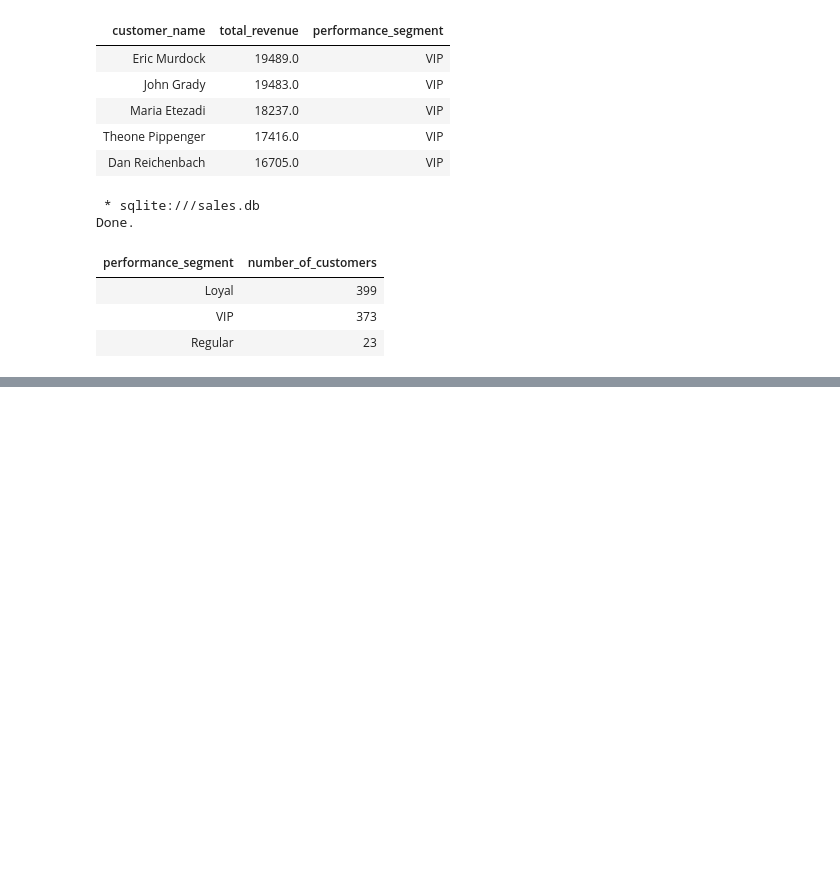
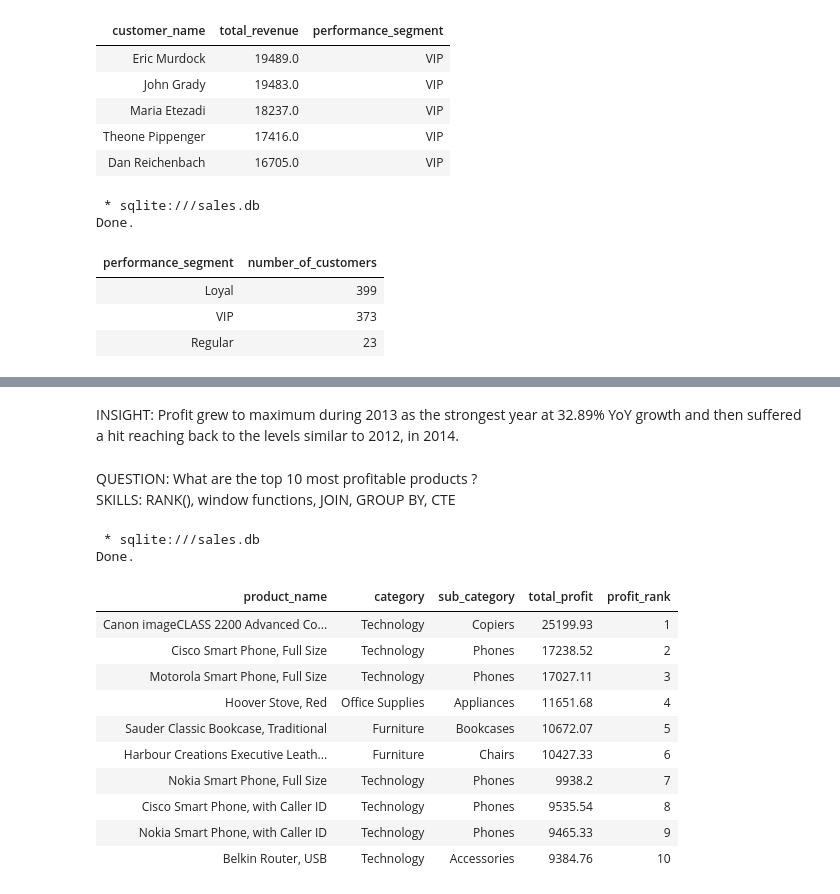
Before and after one commit to moztarib/data-analytics-sql, a Jupyter notebook: notebooks/00_load_data.ipynb, the cells around one changed output, grey strips where cells are left out. Drawn from its saved outputs; the diff is of its cells as text; code cells hidden in the pictures; blank space fills up the shorter version.

Commit message:
Added Advanced Analytics with the main result outputs of the project

```diff
--- a/notebooks/00_load_data.ipynb
+++ b/notebooks/00_load_data.ipynb
@@ -709,0 +752,41 @@ Done.
+# %% [markdown]
+INSIGHT: Profit grew to maximum during 2013 as the strongest year at 32.89% YoY growth and then suffered a hit reaching back to the levels similar to 2012, in 2014.
+# %% [markdown]
+QUESTION: What are the top 10 most profitable products ?\
+SKILLS:   RANK(), window functions, JOIN, GROUP BY, CTE
+# %%
+%%sql
+
+WITH product_profits AS (
+    SELECT
+        p.product_name,
+        p.category,
+        p.sub_category,
+        ROUND(SUM(f.profit), 2) AS total_profit
+    FROM fact_orders f
+    JOIN dim_products p ON f.product_id = p.product_id
+    GROUP BY p.product_name, p.category, p.sub_category
+)
+SELECT
+    product_name,
+    category,
+    sub_category,
+    total_profit,
+    RANK() OVER (ORDER BY total_profit DESC) AS profit_rank
+
+FROM product_profits
+LIMIT 10;
+# %% [output]
+ * sqlite:///sales.db
+Done.
+| product_name | category | sub_category | total_profit | profit_rank |
+| Canon imageCLASS 2200 Advanced Co... | Technology | Copiers | 25199.93 | 1 |
+| Cisco Smart Phone, Full Size | Technology | Phones | 17238.52 | 2 |
+| Motorola Smart Phone, Full Size | Technology | Phones | 17027.11 | 3 |
+| Hoover Stove, Red | Office Supplies | Appliances | 11651.68 | 4 |
+| Sauder Classic Bookcase, Traditional | Furniture | Bookcases | 10672.07 | 5 |
+| Harbour Creations Executive Leath... | Furniture | Chairs | 10427.33 | 6 |
+| Nokia Smart Phone, Full Size | Technology | Phones | 9938.2 | 7 |
+| Cisco Smart Phone, with Caller ID | Technology | Phones | 9535.54 | 8 |
+| Nokia Smart Phone, with Caller ID | Technology | Phones | 9465.33 | 9 |
+| Belkin Router, USB | Technology | Accessories | 9384.76 | 10 |
```
Also changed, not shown: parts of 6 cells of this notebook, 1 other file.
